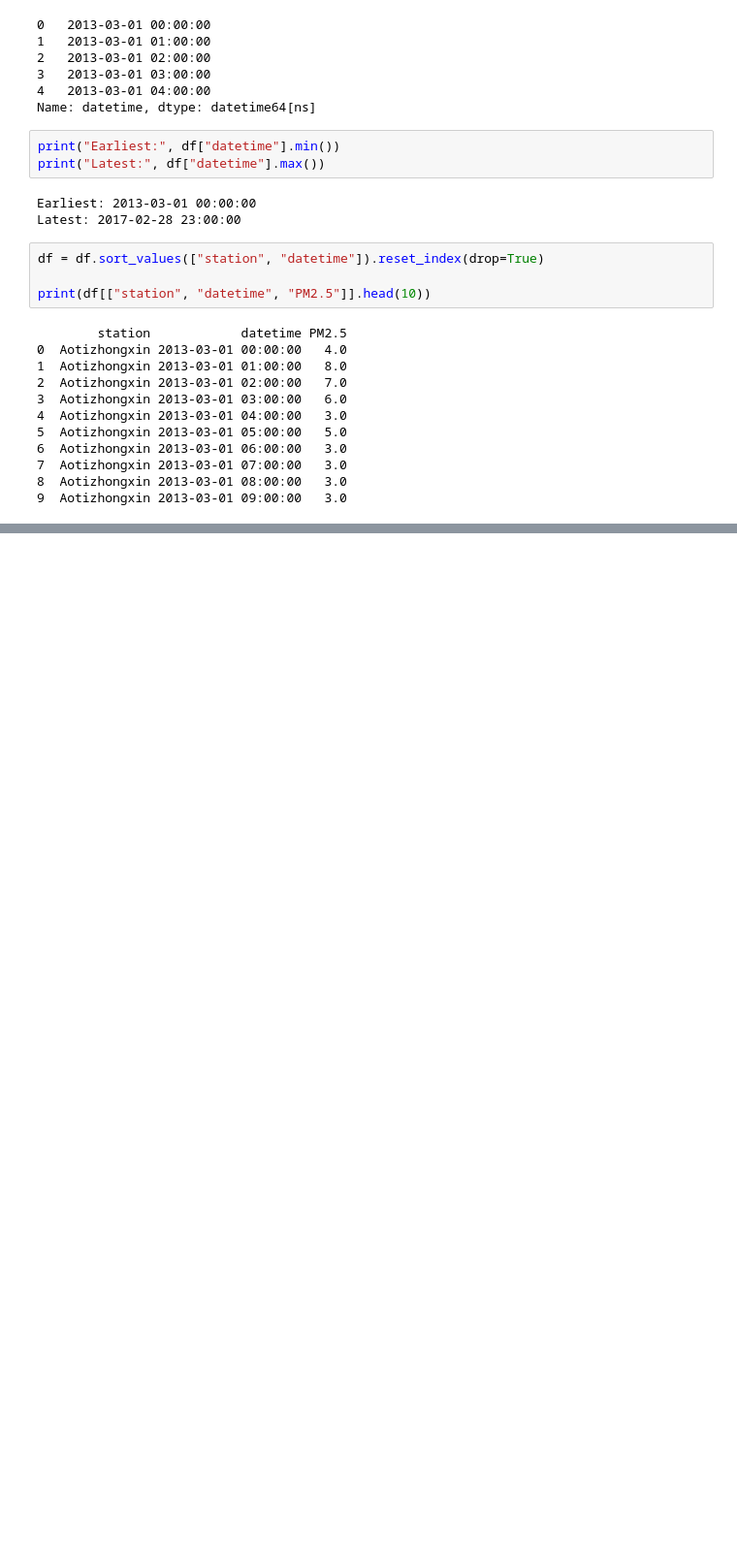
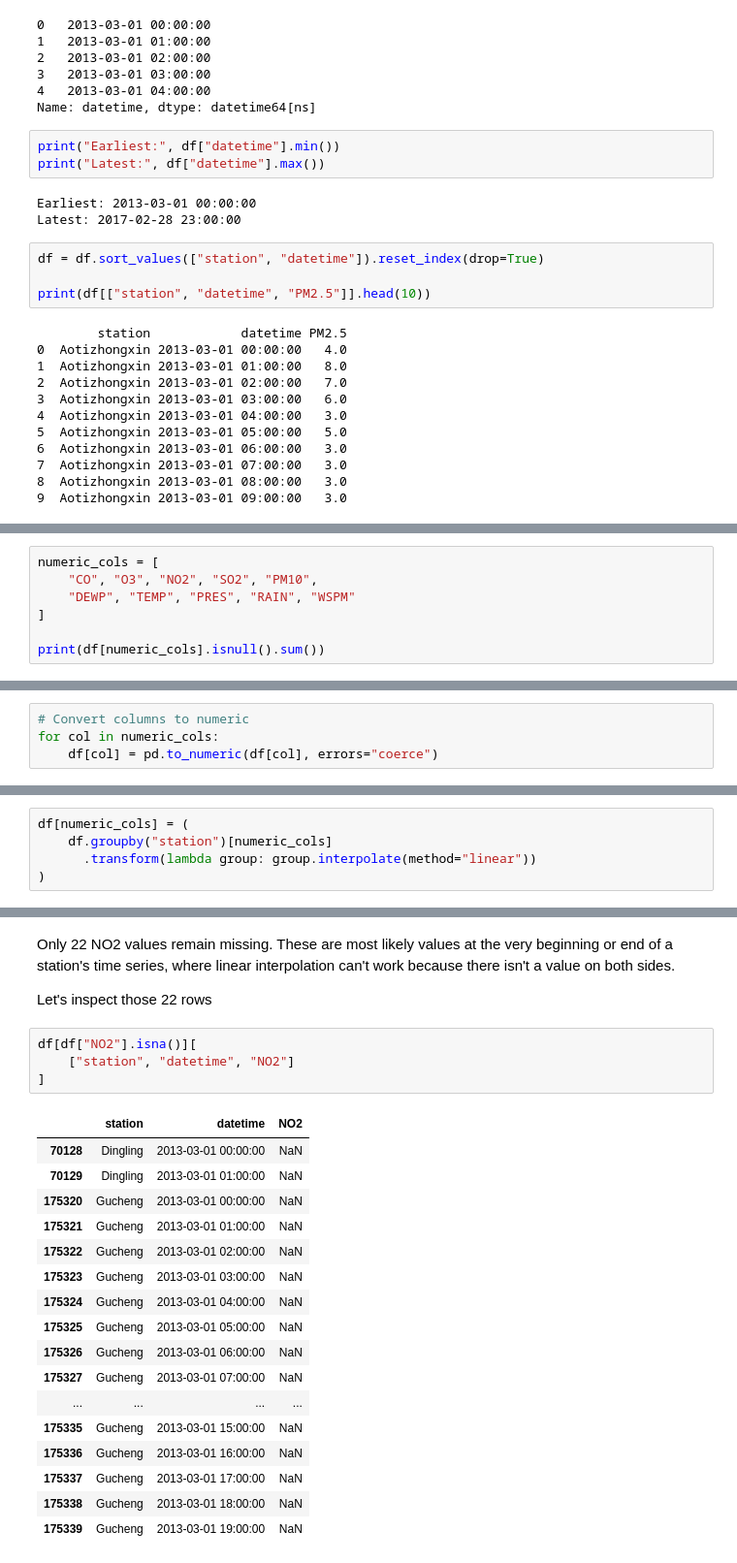
Before and after one commit to Jigyasa-sharma7/Pollution-Level-Forecasting, a Jupyter notebook: pollution_forecasting.ipynb, the cells around one changed output, grey strips where cells are left out. Shown at 97% size. Saved outputs shown, nothing was run; the diff lists cells and outputs as text; blank space fills up the shorter version.

```diff
--- a/pollution_forecasting.ipynb
+++ b/pollution_forecasting.ipynb
@@ -281,0 +290,7 @@ print(df[["station", "datetime", "PM2.5"]].head(10))
+# %%
+numeric_cols = [
+    "CO", "O3", "NO2", "SO2", "PM10",
+    "DEWP", "TEMP", "PRES", "RAIN", "WSPM"
+]
+
+print(df[numeric_cols].isnull().sum())
@@ -281,0 +309,4 @@ print(df[["station", "datetime", "PM2.5"]].head(10))
+# %%
+# Convert columns to numeric
+for col in numeric_cols:
+    df[col] = pd.to_numeric(df[col], errors="coerce")
@@ -281,0 +332,5 @@ print(df[["station", "datetime", "PM2.5"]].head(10))
+# %%
+df[numeric_cols] = (
+    df.groupby("station")[numeric_cols]
+      .transform(lambda group: group.interpolate(method="linear"))
+)
@@ -281,0 +351,26 @@ print(df[["station", "datetime", "PM2.5"]].head(10))
+# %% [markdown]
+Only 22 NO2 values remain missing. These are most likely values at the very beginning or end of a station's time series, where linear interpolation can't work because there isn't a value on both sides.
+
+Let's inspect those 22 rows
+# %%
+df[df["NO2"].isna()][
+    ["station", "datetime", "NO2"]
+]
+# %% [output]
+|  | station | datetime | NO2 |
+| 70128 | Dingling | 2013-03-01 00:00:00 | NaN |
+| 70129 | Dingling | 2013-03-01 01:00:00 | NaN |
+| 175320 | Gucheng | 2013-03-01 00:00:00 | NaN |
+| 175321 | Gucheng | 2013-03-01 01:00:00 | NaN |
+| 175322 | Gucheng | 2013-03-01 02:00:00 | NaN |
+| 175323 | Gucheng | 2013-03-01 03:00:00 | NaN |
+| 175324 | Gucheng | 2013-03-01 04:00:00 | NaN |
+| 175325 | Gucheng | 2013-03-01 05:00:00 | NaN |
+| 175326 | Gucheng | 2013-03-01 06:00:00 | NaN |
+| 175327 | Gucheng | 2013-03-01 07:00:00 | NaN |
+| ... | ... | ... | ... |
+| 175335 | Gucheng | 2013-03-01 15:00:00 | NaN |
+| 175336 | Gucheng | 2013-03-01 16:00:00 | NaN |
+| 175337 | Gucheng | 2013-03-01 17:00:00 | NaN |
+| 175338 | Gucheng | 2013-03-01 18:00:00 | NaN |
+| 175339 | Gucheng | 2013-03-01 19:00:00 | NaN |
```
Also changed, not shown: parts of 5 cells of this notebook.
